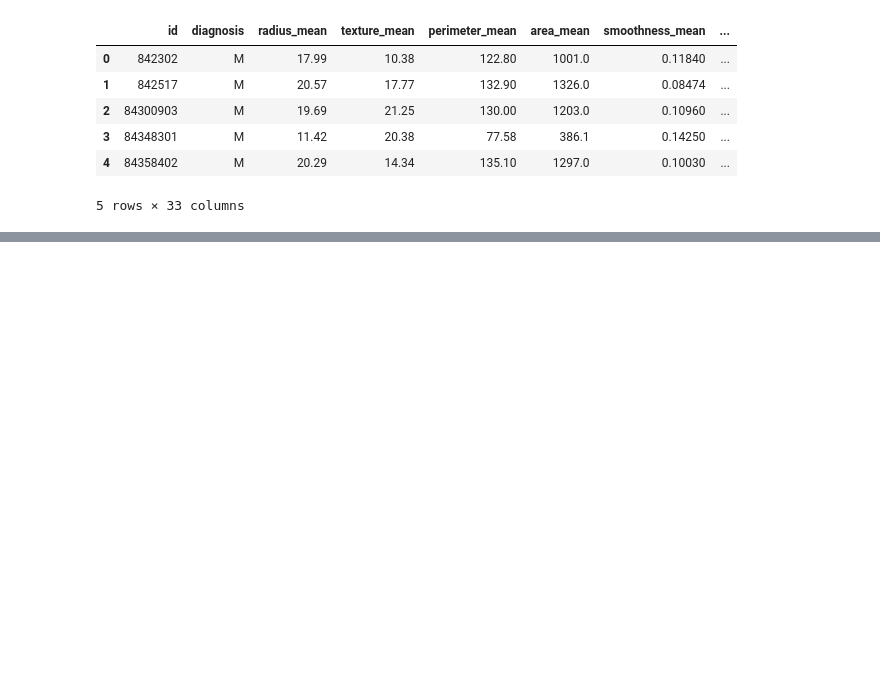
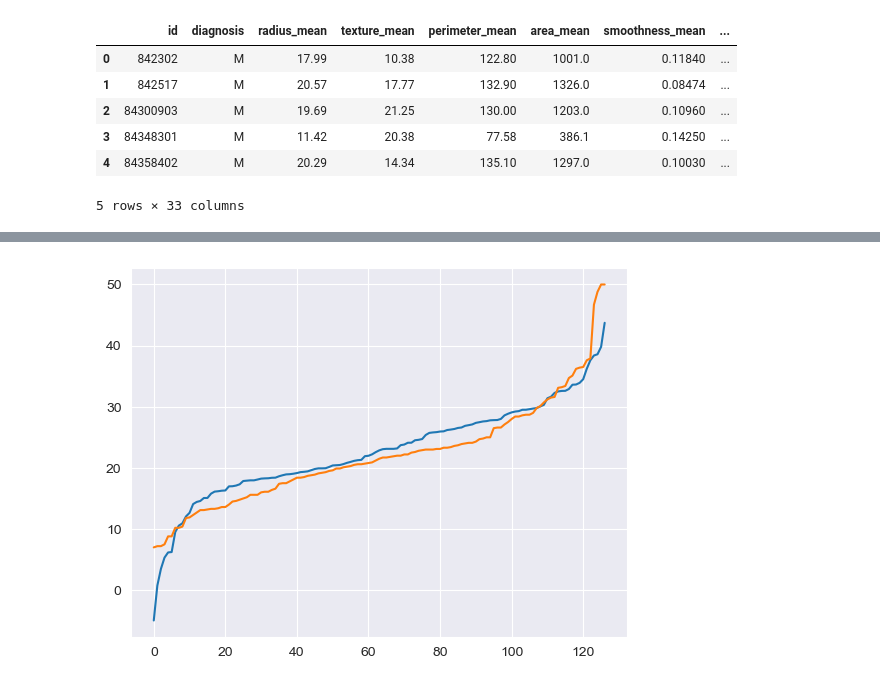
Before and after one commit to FirefoxSRV/The_Code_Colosseum, a Jupyter notebook: Foundations of DS/Assignment_3/assignment3.ipynb, the cells around one changed output, grey strips where cells are left out. Drawn from its saved outputs; the diff is of its cells as text; code cells hidden in the pictures; blank space fills up the shorter version.

```diff
--- a/Foundations of DS/Assignment_3/assignment3.ipynb
+++ b/Foundations of DS/Assignment_3/assignment3.ipynb
@@ -96,0 +232,4 @@ dtype: int64
+# %%
+house_data = pd.read_csv('house.csv')
+X = house_data.drop('home_price', axis=1)
+y = house_data['home_price']
@@ -96,0 +238,2 @@ dtype: int64
+# %%
+X_train, X_test, y_train, y_test = train_test_split(X, y, test_size=0.25, random_state=69)
@@ -96,0 +245,2 @@ dtype: int64
+# %%
+y_pred = model.predict(X_test)
@@ -96,0 +267,7 @@ dtype: int64
+# %%
+import matplotlib.pyplot as plt
+plt.plot(range(len(y_pred)),sorted(y_pred))
+plt.plot(range(len(y_test)),sorted(y_test))
+plt.show()
+# %% [output]
+[figure, added]
```
Also changed, not shown: parts of 23 cells of this notebook.
